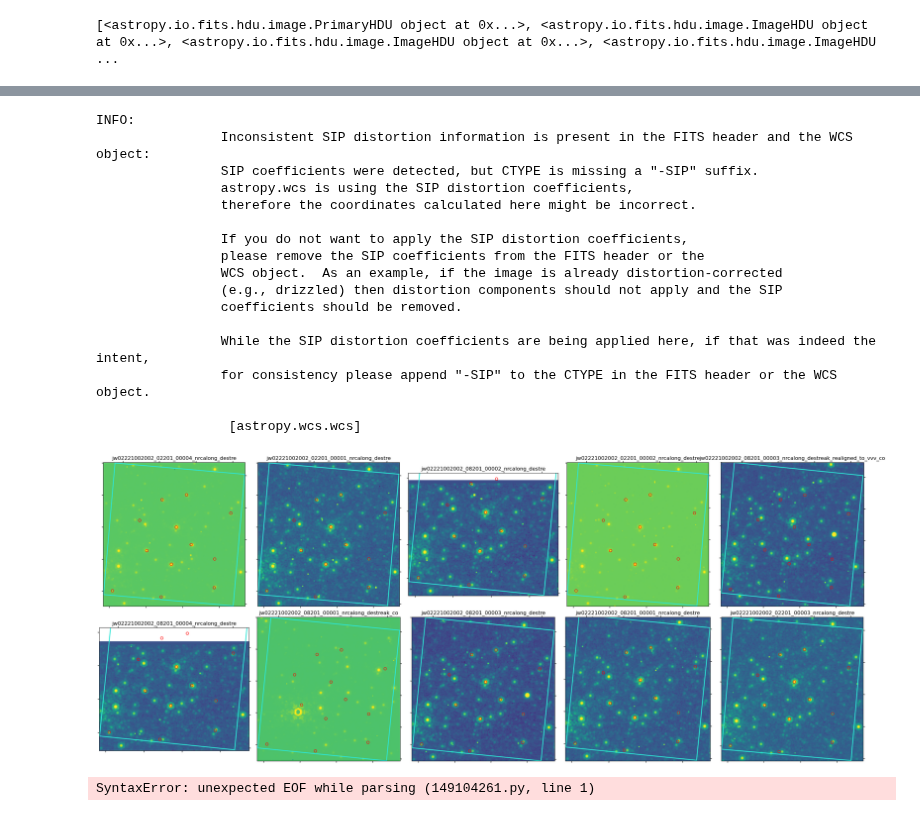
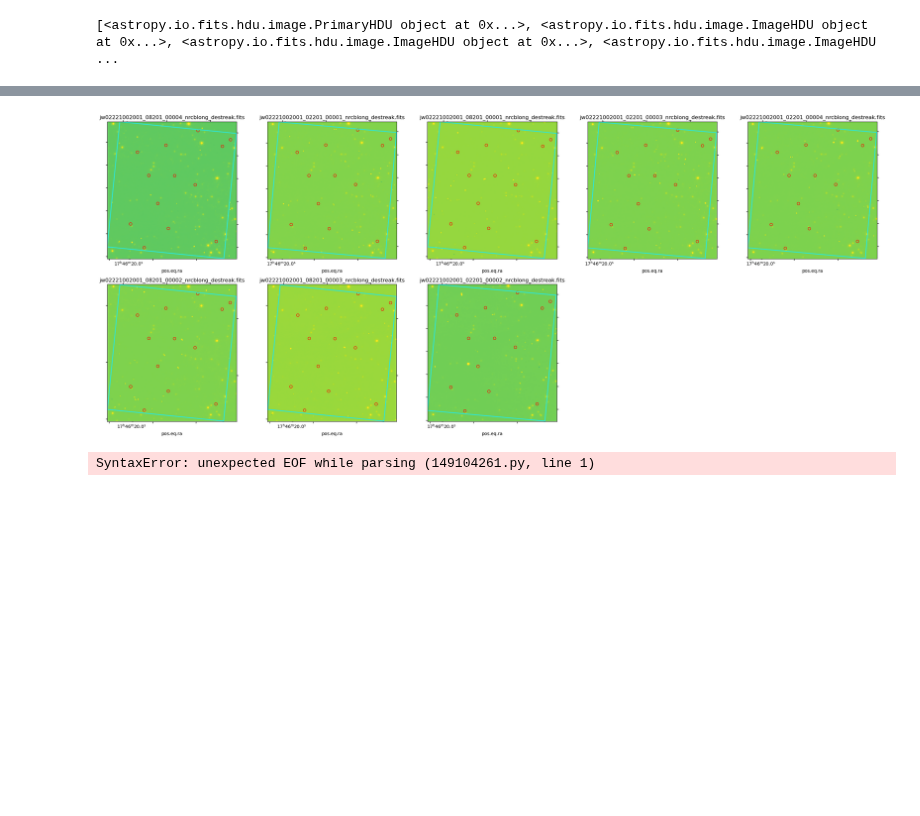
Before and after one commit to SpacialTree/brick-jwst-2221, a Jupyter notebook: notebooks/EvaluateOffsetFrameProblem-CloudC.ipynb, the cells around one changed output, grey strips where cells are left out. Cells and saved outputs as stored; diff of their text form; code cells hidden in the pictures; blank space fills up the shorter version.

```diff
--- a/notebooks/EvaluateOffsetFrameProblem-CloudC.ipynb
+++ b/notebooks/EvaluateOffsetFrameProblem-CloudC.ipynb
@@ -30,19 +30,22 @@ cd /orange/adamginsburg/jwst/brick/F405N/pipeline/
 #reg = regions.Regions.read('/orange/adamginsburg/jwst/cloudc/regions/overlapref.reg')
 #reg = regions.Regions.read('/orange/adamginsburg/jwst/cloudc/regions/detectoroverlap_problemzone2.reg')
 #reg = regions.Regions.read('/orange/adamginsburg/jwst/cloudc/regions/middle.reg')
-reg = regions.Regions.read('/orange/adamginsburg/jwst/cloudc/regions/topleft.reg')
+#reg = regions.Regions.read('/orange/adamginsburg/jwst/cloudc/regions/topleft.reg')
 #reg = regions.Regions.read('/orange/adamginsburg/jwst/cloudc/regions/topright.reg')
 #reg = regions.Regions.read('/orange/adamginsburg/jwst/cloudc/regions/bottomleft.reg')
 #reg = regions.Regions.read('/orange/adamginsburg/jwst/cloudc/regions/bottomright.reg')
 
-#reg = regions.Regions.read('/orange/adamginsburg/jwst/cloudc/regions/another_ref.reg')
+reg = regions.Regions.read('/orange/adamginsburg/jwst/cloudc/regions/nrcb_try.reg')
 # %%
 import glob
 # %%
 #files = glob.glob("/orange/adamginsburg/jwst/cloudc/F405N/pipeline/*_cal.fits")
-#files = glob.glob("/orange/adamginsburg/jwst/cloudc/F405N/pipeline/*destreak.fits")
+files = glob.glob("/orange/adamginsburg/jwst/cloudc/F405N/pipeline/*destreak.fits")
 #files = glob.glob("/orange/adamginsburg/jwst/cloudc/F405N/pipeline/*realigned.fits")
-files = glob.glob("/orange/adamginsburg/jwst/cloudc/F405N/pipeline/*tweakregstep.fits")
+#files = glob.glob("/orange/adamginsburg/jwst/cloudc/F405N/pipeline/*realigned_to_vvv.fits")
+#files = glob.glob("/orange/adamginsburg/jwst/cloudc/F405N/pipeline/*tweakregstep.fits")
+#files = glob.glob('/blue/adamginsburg/adamginsburg/jwst/cloudc/reduction/brick-jwst-2221/reduction/*_destreak_tweakregstep.fits')
+#files = glob.glob('/blue/adamginsburg/adamginsburg/jwst/cloudc/reduction/brick-jwst-2221/reduction/*jhat.fits')
 
 len(files), files[:3]
 # %% [output]
@@ -113,40 +99,24 @@ Set OBSGEO-H to 1298825238.212 from OBSGEO-[XYZ]'. [astropy.wcs.wcs]
 # %%
 with warnings.catch_warnings():
     warnings.simplefilter('ignore')
     pl.figure(figsize=(25,25))
     for ii, (co, mask, shape, fn) in enumerate([(co, mask, shape, fn) for co, mask, shape, fn in zip(cutouts, masks, shapes, files) if np.any(co)]):
         slcs,_ = mask.get_overlap_slices(fits.getdata(fn, ext=1).shape)
         #co = mask.cutout(fits.getdata(fn, ext=1))
         co = fits.getdata(fn, ext=1)[slcs]
         #print(slcs)
         ax = pl.subplot(5,5,ii+1, projection=wcs.WCS(fits.getheader(fn, ext=1))[slcs])
-        titl = fn[48:-20]
+        titl = fn[48:]
         ax.set_title(titl)
         ax.imshow(np.nan_to_num(co), origin='lower', norm=simple_norm(co, stretch='log', max_percent=99.9))
         ax.scatter(crds_in.ra, crds_in.dec, edgecolor='r', facecolor='none', transform=ax.get_transform('world'))
         rr = reg[0].to_pixel(ax.wcs)
         rr.plot()
         ax.set_xticks([])
         ax.set_yticks([])
-    pl.tight_layout()#1_08201_00001_nrca
+    pl.tight_layout()
 # %% [output]
-INFO:
-                Inconsistent SIP distortion information is present in the FITS header and the WCS object:
-                SIP coefficients were detected, but CTYPE is missing a "-SIP" suffix.
-                astropy.wcs is using the SIP distortion coefficients,
-                therefore the coordinates calculated here might be incorrect.
-
-                If you do not want to apply the SIP distortion coefficients,
-                please remove the SIP coefficients from the FITS header or the
-                WCS object.  As an example, if the image is already distortion-corrected
-                (e.g., drizzled) then distortion components should not apply and the SIP
-                coefficients should be removed.
-
-                While the SIP distortion coefficients are being applied here, if that was indeed the intent,
-                for consistency please append "-SIP" to the CTYPE in the FITS header or the WCS object.
-
-                 [astropy.wcs.wcs]
-[figure, old version]
+[figure, new version]
 # %%
 #tbl = Table.read('/orange/adamginsburg/jwst/cloudc/F405N/pipeline/jw02221002001_08201_00001_nrcalong_destreak_realigned_to_vvv_cat.ecsv')
 #crds = tbl['skycoord']
```
Also changed, not shown: parts of 6 cells of this notebook, 5 other files.
